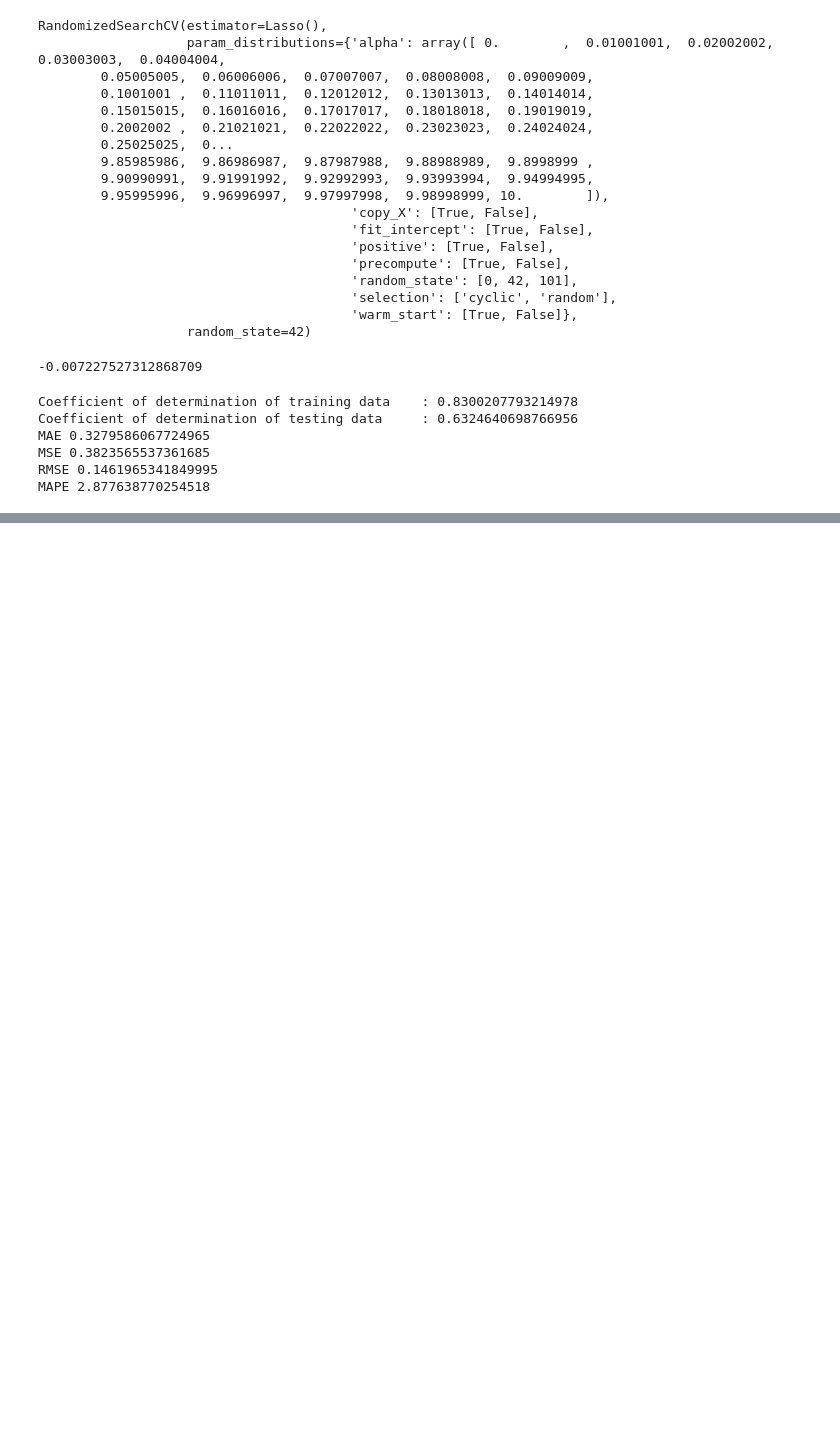
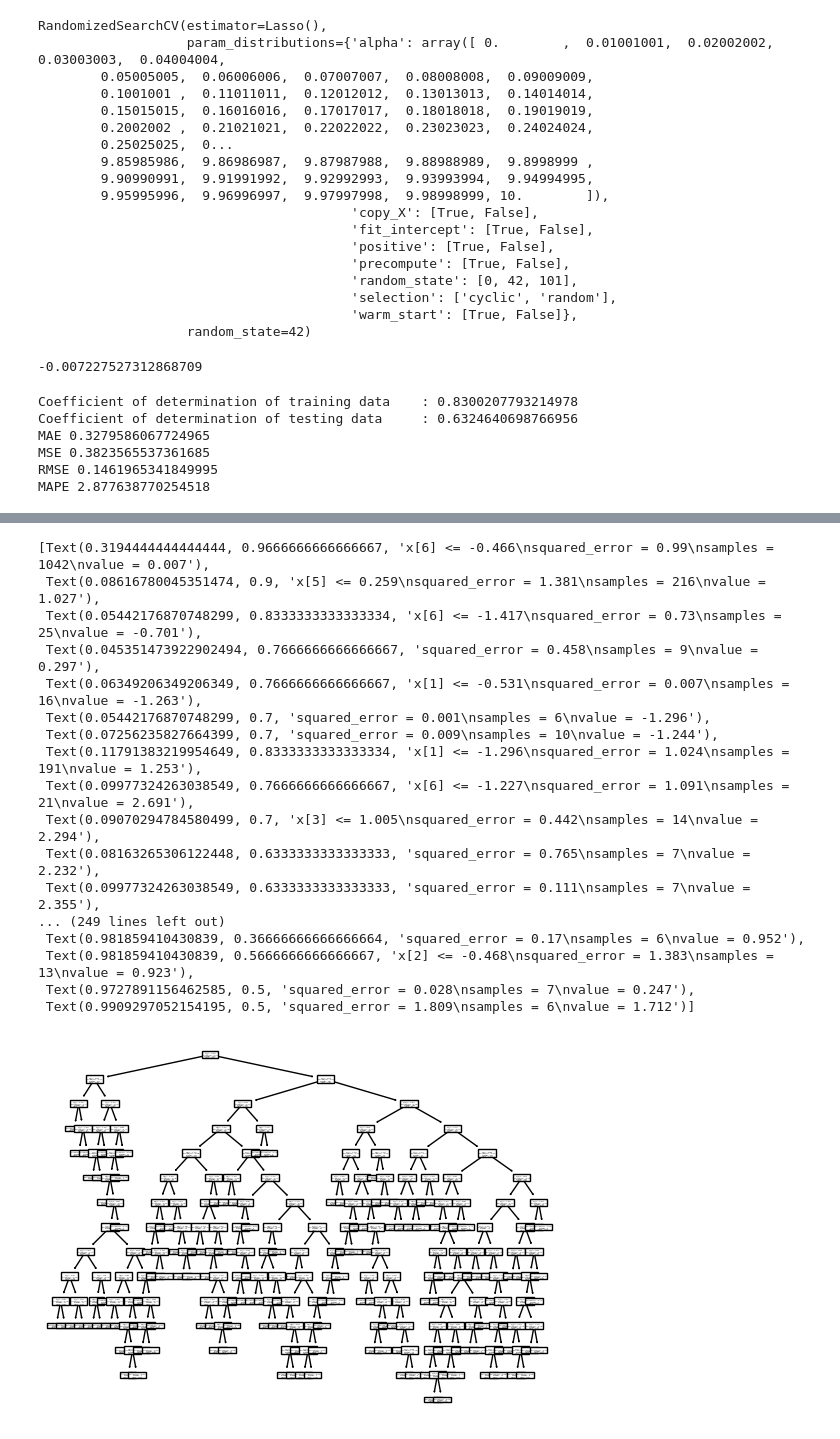
Before and after one commit to dhonihanif/Lapto_price_predictions, a Jupyter notebook: laptop.ipynb, the cells around one changed output, grey strips where cells are left out. Cells and saved outputs as stored; diff of their text form; code cells hidden in the pictures; blank space fills up the shorter version.

```diff
--- a/laptop.ipynb
+++ b/laptop.ipynb
@@ -753,0 +830,23 @@ print("MAPE", mean_absolute_percentage_error(y_test, y_pred))
+# %%
+from sklearn.tree import plot_tree
+
+plot_tree(tree)
+# %% [output]
+[Text(0.3194444444444444, 0.9666666666666667, 'x[6] <= -0.466\nsquared_error = 0.99\nsamples = 1042\nvalue = 0.007'),
+ Text(0.08616780045351474, 0.9, 'x[5] <= 0.259\nsquared_error = 1.381\nsamples = 216\nvalue = 1.027'),
+ Text(0.05442176870748299, 0.8333333333333334, 'x[6] <= -1.417\nsquared_error = 0.73\nsamples = 25\nvalue = -0.701'),
+ Text(0.045351473922902494, 0.7666666666666667, 'squared_error = 0.458\nsamples = 9\nvalue = 0.297'),
+ Text(0.06349206349206349, 0.7666666666666667, 'x[1] <= -0.531\nsquared_error = 0.007\nsamples = 16\nvalue = -1.263'),
+ Text(0.05442176870748299, 0.7, 'squared_error = 0.001\nsamples = 6\nvalue = -1.296'),
+ Text(0.07256235827664399, 0.7, 'squared_error = 0.009\nsamples = 10\nvalue = -1.244'),
+ Text(0.11791383219954649, 0.8333333333333334, 'x[1] <= -1.296\nsquared_error = 1.024\nsamples = 191\nvalue = 1.253'),
+ Text(0.09977324263038549, 0.7666666666666667, 'x[6] <= -1.227\nsquared_error = 1.091\nsamples = 21\nvalue = 2.691'),
+ Text(0.09070294784580499, 0.7, 'x[3] <= 1.005\nsquared_error = 0.442\nsamples = 14\nvalue = 2.294'),
+ Text(0.08163265306122448, 0.6333333333333333, 'squared_error = 0.765\nsamples = 7\nvalue = 2.232'),
+ Text(0.09977324263038549, 0.6333333333333333, 'squared_error = 0.111\nsamples = 7\nvalue = 2.355'),
+... (249 lines left out)
+ Text(0.981859410430839, 0.36666666666666664, 'squared_error = 0.17\nsamples = 6\nvalue = 0.952'),
+ Text(0.981859410430839, 0.5666666666666667, 'x[2] <= -0.468\nsquared_error = 1.383\nsamples = 13\nvalue = 0.923'),
+ Text(0.9727891156462585, 0.5, 'squared_error = 0.028\nsamples = 7\nvalue = 0.247'),
+ Text(0.9909297052154195, 0.5, 'squared_error = 1.809\nsamples = 6\nvalue = 1.712')]
+[figure, added]
```
Also changed, not shown: parts of 15 cells of this notebook, 4 other files.
